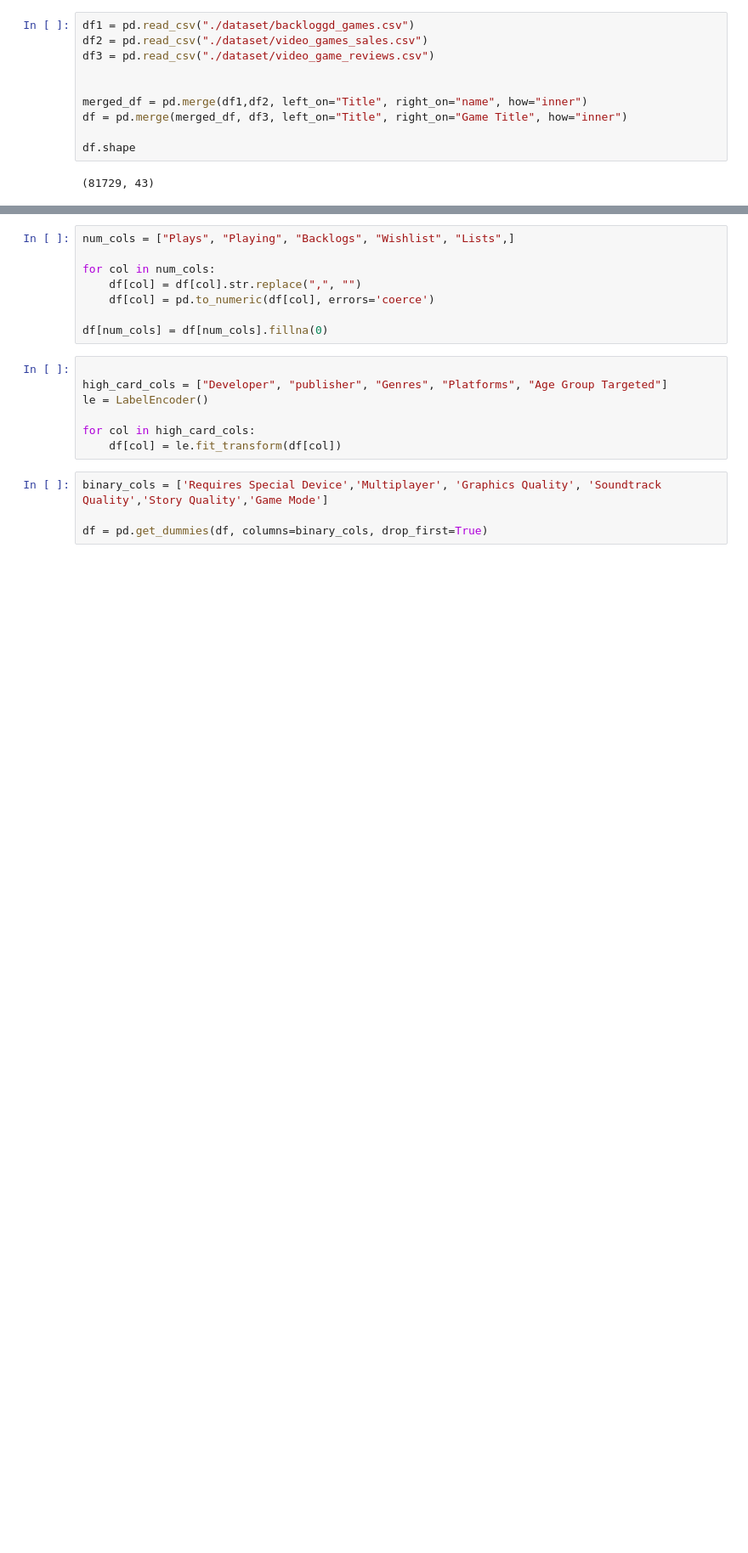
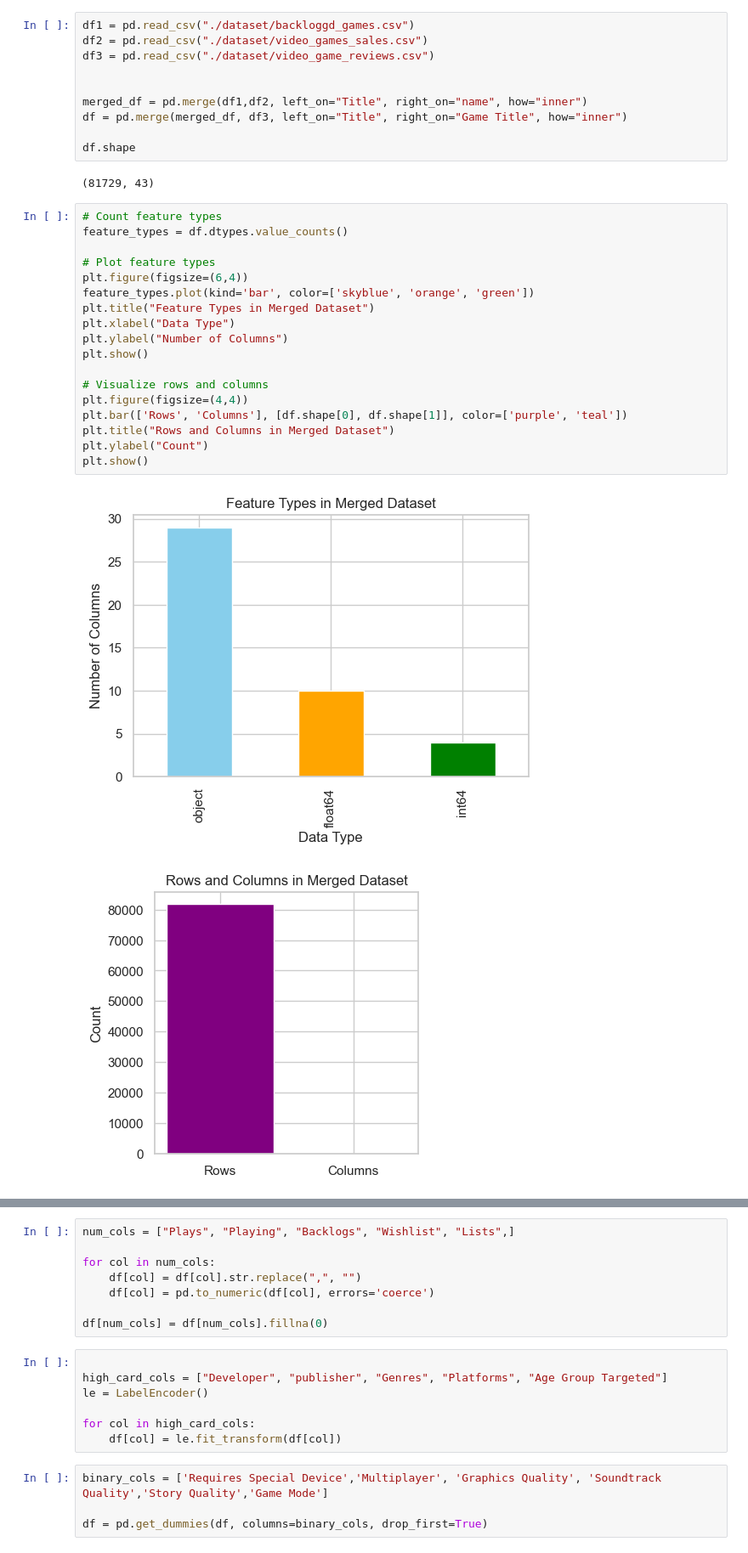
Before and after one commit to AbdelrahmanSuliman/ML-Project, a Jupyter notebook: main.ipynb, the cells around one changed output, grey strips where cells are left out. Shown at 85% size. Drawn from its saved outputs; the diff is of its cells as text; blank space fills up the shorter version.

Commit message:
apply data exploration

```diff
--- a/main.ipynb
+++ b/main.ipynb
@@ -40,3 +42,24 @@ df = pd.merge(merged_df, df3, left_on="Title", right_on="Game Title", how="inner
 df.shape
 # %% [output]
 (81729, 43)
+# %%
+# Count feature types
+feature_types = df.dtypes.value_counts()
+
+# Plot feature types
+plt.figure(figsize=(6,4))
+feature_types.plot(kind='bar', color=['skyblue', 'orange', 'green'])
+plt.title("Feature Types in Merged Dataset")
+plt.xlabel("Data Type")
+plt.ylabel("Number of Columns")
+plt.show()
+
+# Visualize rows and columns
+plt.figure(figsize=(4,4))
+plt.bar(['Rows', 'Columns'], [df.shape[0], df.shape[1]], color=['purple', 'teal'])
+plt.title("Rows and Columns in Merged Dataset")
+plt.ylabel("Count")
+plt.show()
+# %% [output]
+[figure, added]
+[figure, added]
```
Also changed, not shown: parts of 11 cells of this notebook.
